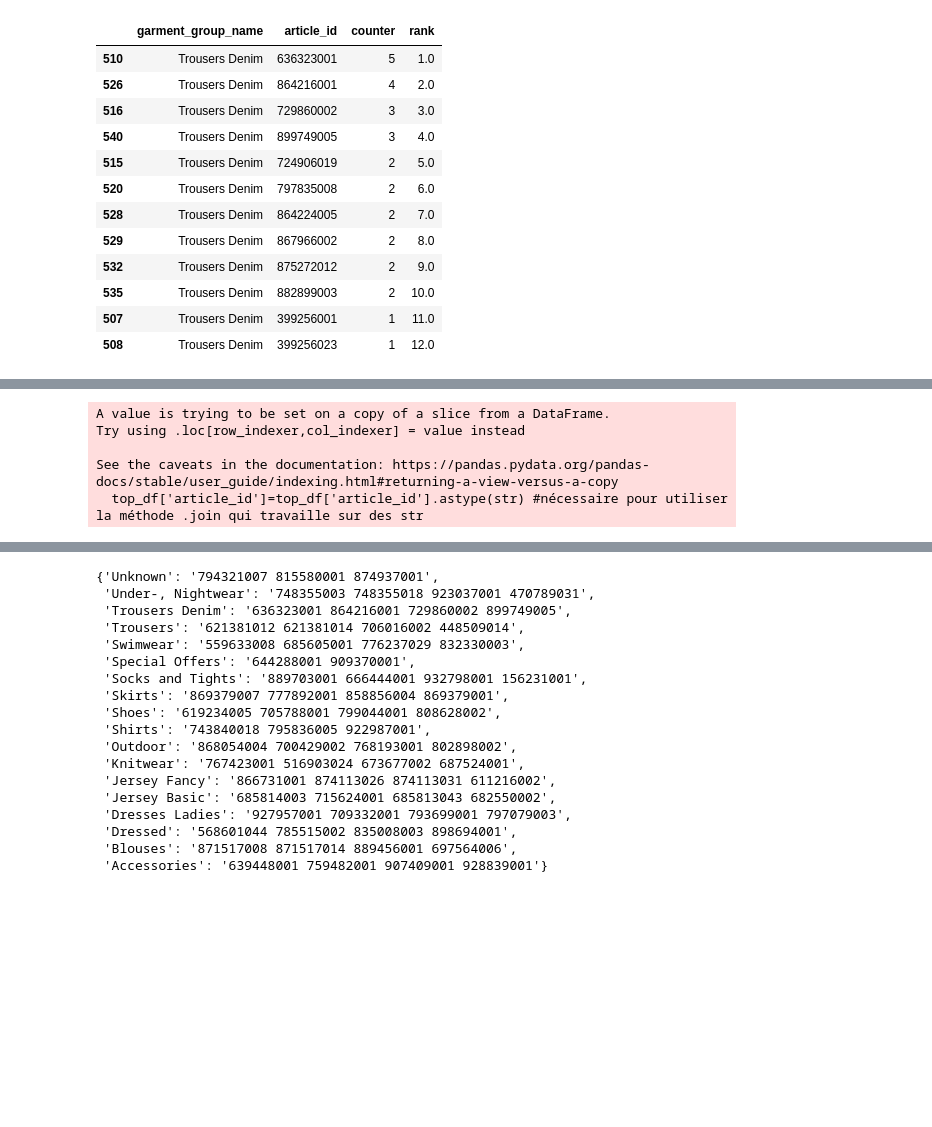
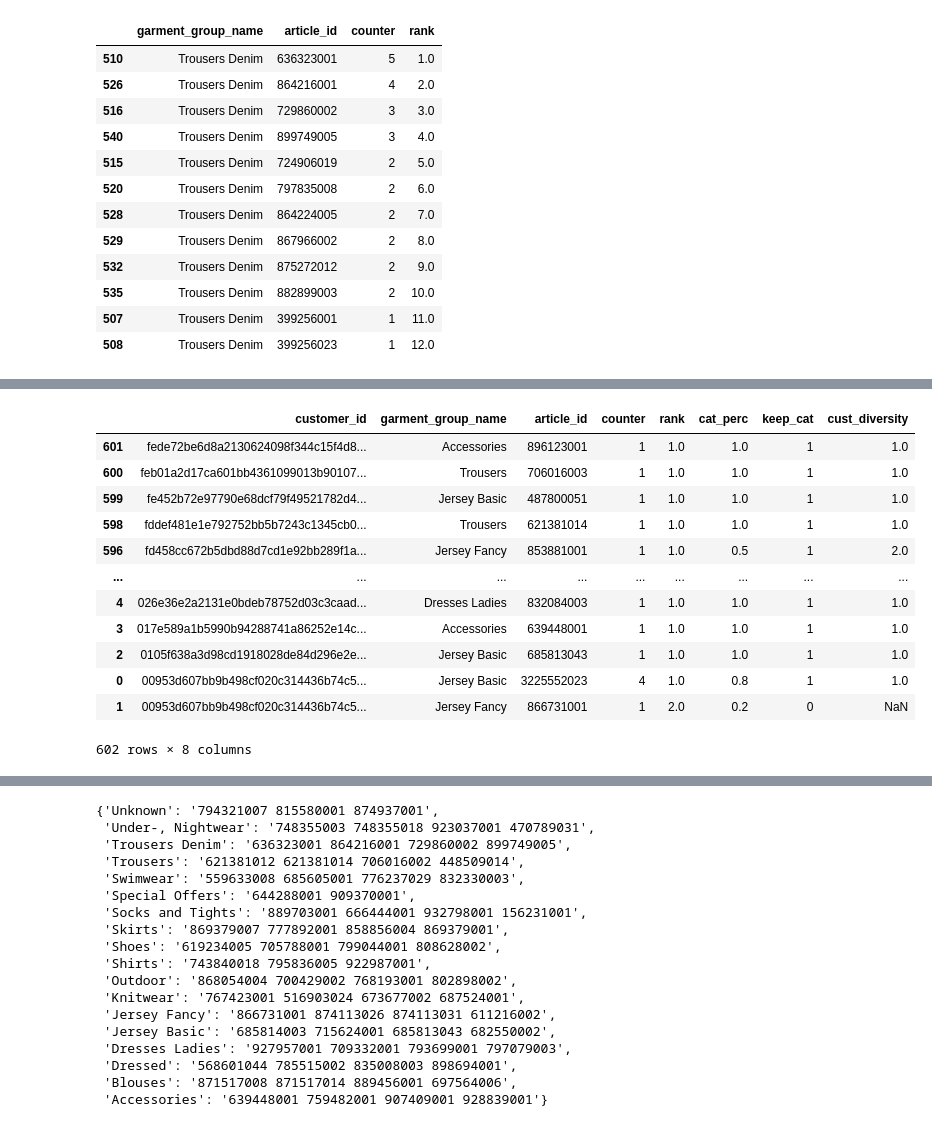
Before and after one commit to NaceurJed/celfernandes, a Jupyter notebook: notebooks/vscode_to_jn.ipynb, the cells around one changed output, grey strips where cells are left out. Drawn from its saved outputs; the diff is of its cells as text; code cells hidden in the pictures; blank space fills up the shorter version.

```diff
--- a/notebooks/vscode_to_jn.ipynb
+++ b/notebooks/vscode_to_jn.ipynb
@@ -90,15 +90,16 @@ def top_df_to_dict(top_df): # transforme le Top format dataframe à format dicti
     #A value is trying to be set on a copy of a slice from a DataFrame.
     #Try using .loc[row_indexer,col_indexer] = value instead
     #############################################################################
-    top_df['article_id']=top_df['article_id'].astype(str) #nécessaire pour utiliser la méthode .join qui travaille sur des str
+    #top_df['article_id']=top_df['article_id'].astype(str) #nécessaire pour utiliser la méthode .join qui travaille sur des str
     cat_list=top_df.iloc[:,0].values
     dict_top_cats={}
     for cat in cat_list:
         mask=top_df.iloc[:,0]==cat
         tmp=top_df[mask]
         #je passe à ma clef de dictionnaire (= cat) une string contenant les articles_id associés à la cat
-        articles_str=" ".join(tmp['article_id'].values)
-        dict_top_cats[cat]=articles_str
+        articles_arr=tmp['article_id'].values
+        #articles_str=" ".join(tmp['article_id'].values)
+        dict_top_cats[cat]= articles_arr #articles_str
     return dict_top_cats
 
 ############ je généralise la méthode ci-dessus à tout df qu'on veut transformer en dictionnaire##############
@@ -106,7 +107,7 @@ def top_df_to_dict(top_df): # transforme le Top format dataframe à format dicti
 ## value_to_list = nom de la variable dont les valeurs prises par le groupe sont à passer dans une liste
 
 def df_to_dict(df,group_name,value_to_list): # transforme le format dataframe à format dictionnaire
-    #top_df['article_id']=top_df['article_id'].astype(str) #nécessaire pour utiliser la méthode .join qui travaille sur des str
+    top_df['article_id']=top_df['article_id'].astype(str) #nécessaire pour utiliser la méthode .join qui travaille sur des str
     group_list=df.loc[:,group_name].values
     dict_group_values={}
     for group in group_list:
@@ -147,7 +148,7 @@ def top12_filtre(top12_cat): # dans cette version l'algo gère nb_cat_to_predict
                 top1x12cat=top12_cat[top12_cat['rank']<=top_nb]
                 dict_top1x12cat=top_df_to_dict(top1x12cat)
                 top1x12cat.to_csv('top1x12cat.csv')
-        return top12x1cat,top6x2cat,top4x3cat,top3x4cat,top2x6cat,top1x12cat,dict_top12x1cat,dict_top6x2cat,dict_top4x3cat,dict_top3x4cat,dict_top2x6cat,dict_top1x12cat
+        return dict_top12x1cat,dict_top6x2cat,dict_top4x3cat,dict_top3x4cat,dict_top2x6cat,dict_top1x12cat
 
 
 def baseline0(segment,X_week,q): #supprimer tdat et restituer les valeurs plutot que df
@@ -160,9 +161,7 @@ def baseline0(segment,X_week,q): #supprimer tdat et restituer les valeurs plutot
     segment_top12['article_id'].values
     return segment_top12,segment_top12['article_id'].values
 
-def fit_recommender(segment_df,clusters_articles_df,X_week,horizon,p,diversity):
-    dic_cust_diversity_nb_pred= {0:0, 1:1, 2:6, 3:4, 4:3, 5:3, 6:2, 7:2, 8:2, 9:2, 10:1, 11:1, 12:1}
-    # paires (diversité client : nb de liste articlesID à chercher)
+def fit_recommender(segment_df,clusters_articles_df,X_week,horizon,p,cat_threshold):
 
     # q est le nbre de weeks sur lesquels on veut définir les articles_id de la baseline
     # à chaque customer de mon segment je vais associer sa prediction (liste de 12 articles)
@@ -171,17 +170,22 @@ def fit_recommender(segment_df,clusters_articles_df,X_week,horizon,p,diversity):
     segment_base=build_segment_base(segment_df)
     Xh_week_achats=build_segment_horizon_transactions(segment_base,X_week,horizon)
     cust_max_cats=get_max_cats(Xh_week_achats,clusters_articles_df)
+    cust_max_cats=calc_diversity_per_cust(cust_max_cats,cat_threshold)
     filtre=cust_max_cats['keep_cat']==1
     cust_max_cats_filtered=cust_max_cats[filtre]
-    dict_cust_cat=df_to_dict(cust_max_cats_filtered,'customer_id',cluster_name)
+    ##dict_cust_cat=df_to_dict(cust_max_cats_filtered,'customer_id',cluster_name)
     # 2.construction des infos articles à faire correspondre ensuite aux clients
-    top12_df=top12_per_cat(segment_base,X_week,p,clusters_articles_df)
+    ##top12_cat=top12_per_cat(segment_base,X_week,p,clusters_articles_df)
+    #old version : top_df=top12_split(top12_df,diversity)
+    #old version: dict_cat_articles=top_df_to_dict(top_df)
+    ##dict_top6x2cat,dict_top4x3cat,dict_top3x4cat,dict_top2x6cat,dict_top1x12cat=top12_filtre(top12_cat)
 
-    top_df=top12_split(top12_df,diversity)
-    dict_cat_articles=top_df_to_dict(top_df)
-    return dict_cust_cat, dict_cat_articles
+    return cust_max_cats,cust_max_cats_filtered #cust_max_cats_filtered #dict_cust_cat,dict_cat_articles
 
-def predict(dict_cust_cat, dict_cat_articles):
+def predict(dict_cust_cat, dict_cat_articles, cust_diversity):
+    # paires (diversité client : nb de liste articlesID à chercher)
+    dic_cust_diversity_nb_pred= {0:0, 1:1, 2:6, 3:4, 4:3, 5:3, 6:2, 7:2, 8:2, 9:2, 10:1, 11:1, 12:1}
+
     # buyers_default_strategy : si les clients avec achats sur l'horizon choisi n'ont pas le nbre de catégories correspondant
     # au niveau de diversité désiré
     # cold_start_default_strategy : quelle baseline donner aux clients sas acahts sur l'horizon choisi
@@ -601,8 +556,18 @@ top_df_to_dict(top12x1cat)
 # %%
-dict_cust_cat, dict_cat_articles=fit_recommender(S1,articles_hetm,103,1,1,3)
+cust_max_cats,cust_max_cats_filtered=fit_recommender(S1,articles_hetm,103,1,1,30)
-# %% [output]
-A value is trying to be set on a copy of a slice from a DataFrame.
-Try using .loc[row_indexer,col_indexer] = value instead
-
-See the caveats in the documentation: https://pandas.pydata.org/pandas-docs/stable/user_guide/indexing.html#returning-a-view-versus-a-copy
-  top_df['article_id']=top_df['article_id'].astype(str) #nécessaire pour utiliser la méthode .join qui travaille sur des str
+# %%
+cust_max_cats
+# %% [output]
+|  | customer_id | garment_group_name | article_id | counter | rank | cat_perc | keep_cat | cust_diversity |
+| 601 | fede72be6d8a2130624098f344c15f4d8... | Accessories | 896123001 | 1 | 1.0 | 1.0 | 1 | 1.0 |
+| 600 | feb01a2d17ca601bb4361099013b90107... | Trousers | 706016003 | 1 | 1.0 | 1.0 | 1 | 1.0 |
+| 599 | fe452b72e97790e68dcf79f49521782d4... | Jersey Basic | 487800051 | 1 | 1.0 | 1.0 | 1 | 1.0 |
+| 598 | fddef481e1e792752bb5b7243c1345cb0... | Trousers | 621381014 | 1 | 1.0 | 1.0 | 1 | 1.0 |
+| 596 | fd458cc672b5dbd88d7cd1e92bb289f1a... | Jersey Fancy | 853881001 | 1 | 1.0 | 0.5 | 1 | 2.0 |
+| ... | ... | ... | ... | ... | ... | ... | ... | ... |
+| 4 | 026e36e2a2131e0bdeb78752d03c3caad... | Dresses Ladies | 832084003 | 1 | 1.0 | 1.0 | 1 | 1.0 |
+| 3 | 017e589a1b5990b94288741a86252e14c... | Accessories | 639448001 | 1 | 1.0 | 1.0 | 1 | 1.0 |
+| 2 | 0105f638a3d98cd1918028de84d296e2e... | Jersey Basic | 685813043 | 1 | 1.0 | 1.0 | 1 | 1.0 |
+| 0 | 00953d607bb9b498cf020c314436b74c5... | Jersey Basic | 3225552023 | 4 | 1.0 | 0.8 | 1 | 1.0 |
+| 1 | 00953d607bb9b498cf020c314436b74c5... | Jersey Fancy | 866731001 | 1 | 2.0 | 0.2 | 0 | NaN |
+602 rows × 8 columns
```
Also changed, not shown: parts of 10 cells of this notebook.
